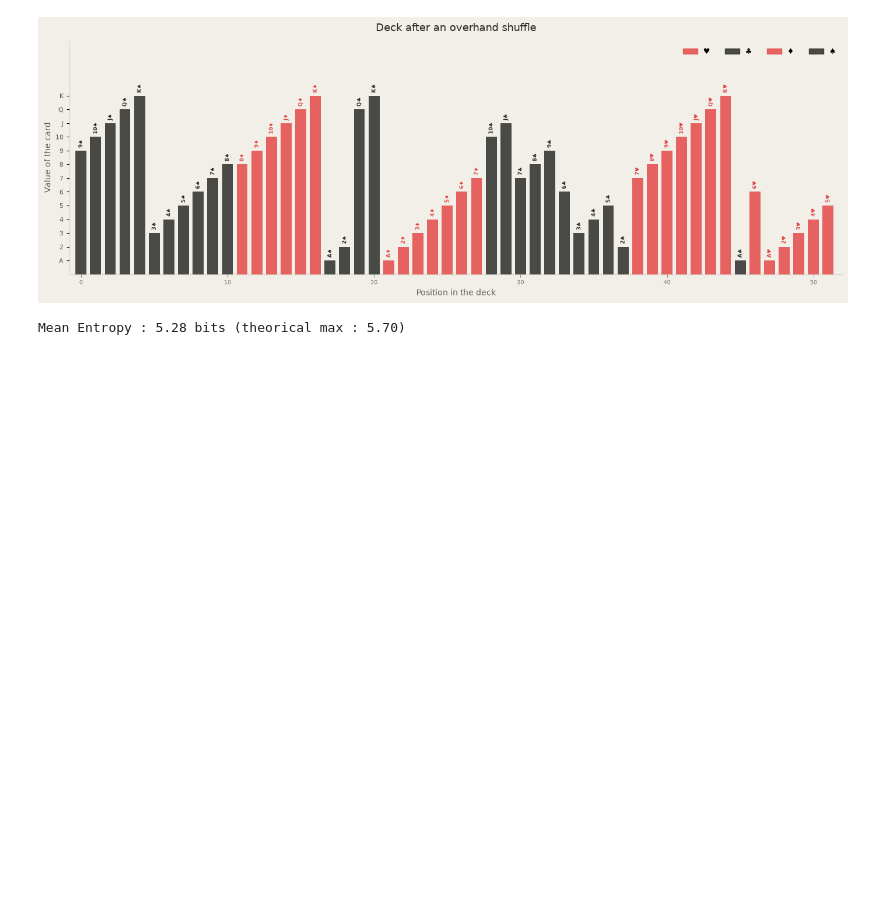
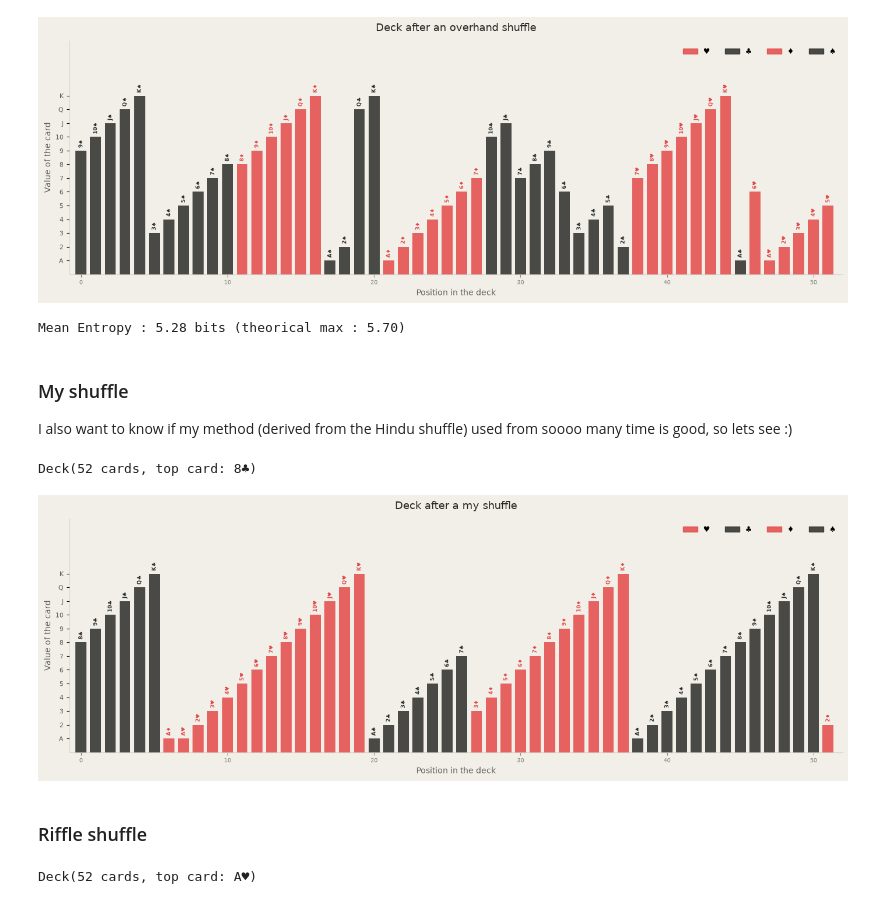
Before and after one commit to arthurleq/shuffle_cards, a Jupyter notebook: shuffle.ipynb, the cells around one changed output. Cells and saved outputs as stored; diff of their text form; code cells hidden in the pictures; blank space fills up the shorter version.

Commit message:
change: shuffle.ipynb : addition of all shuffling methods

```diff
--- a/shuffle.ipynb
+++ b/shuffle.ipynb
@@ -321,3 +328,7 @@ entropy = position_entropy([overhand_shuffle(deck, n_passes=10, inplace=True) fo
 print(f"Mean Entropy : {entropy:.2f} bits (theorical max : {np.log2(52):.2f})")
 # %% [output]
 Mean Entropy : 5.28 bits (theorical max : 5.70)
+# %% [markdown]
+### My shuffle
+
+I also want to know if my method (derived from the Hindu shuffle) used from soooo many time is good, so lets see :)
@@ -323,0 +388,12 @@ Mean Entropy : 5.28 bits (theorical max : 5.70)
+# %%
+deck = Deck()
+
+my_shuffle(deck, n_passes=1, inplace=True)
+# %% [output]
+Deck(52 cards, top card: 8♣)
+# %%
+plot_deck(deck, title="Deck after a my shuffle")
+# %% [output]
+[figure, added]
+# %% [markdown]
+### Riffle shuffle
@@ -323,0 +448,6 @@ Mean Entropy : 5.28 bits (theorical max : 5.70)
+# %%
+deck = Deck()
+
+riffle_shuffle(deck, n_passes=1, inplace=True)
+# %% [output]
+Deck(52 cards, top card: A♥)
```
Also changed, not shown: parts of 11 cells of this notebook.
